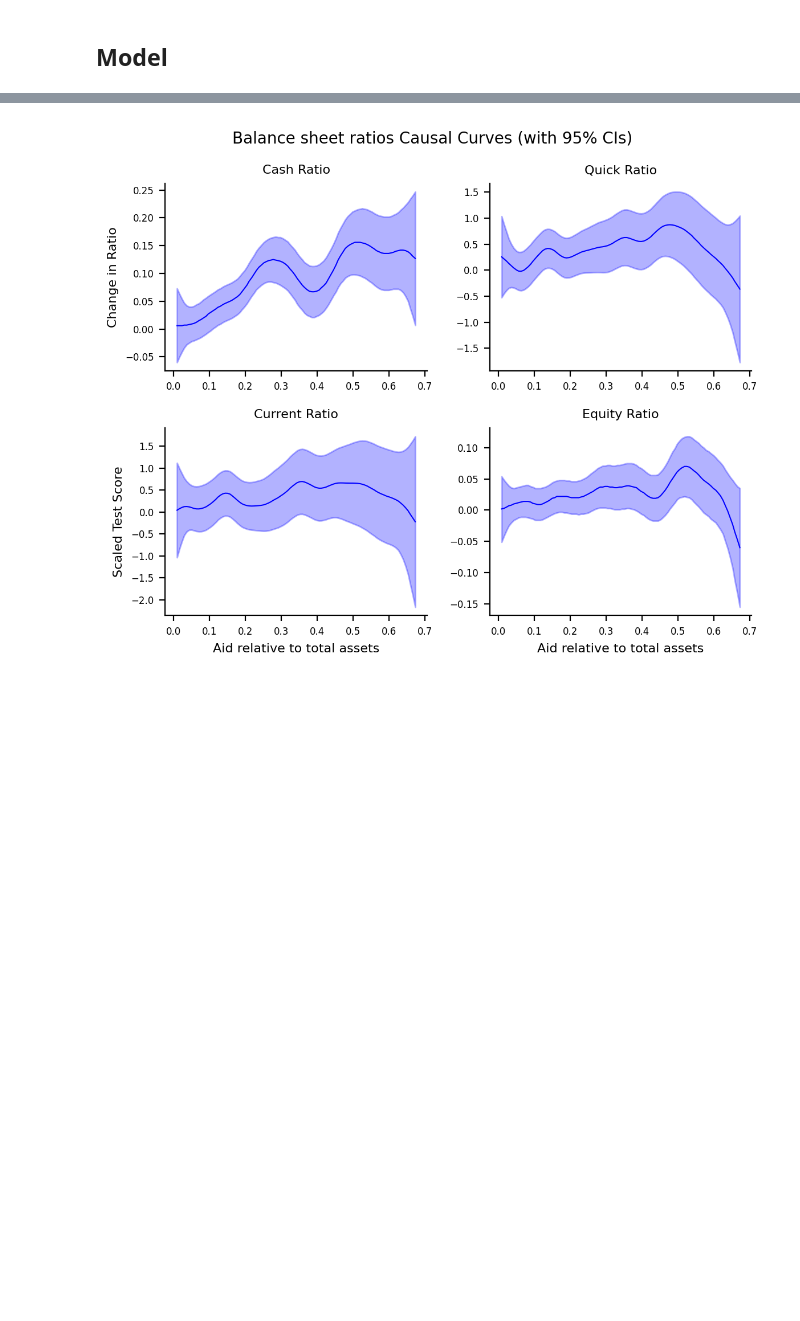
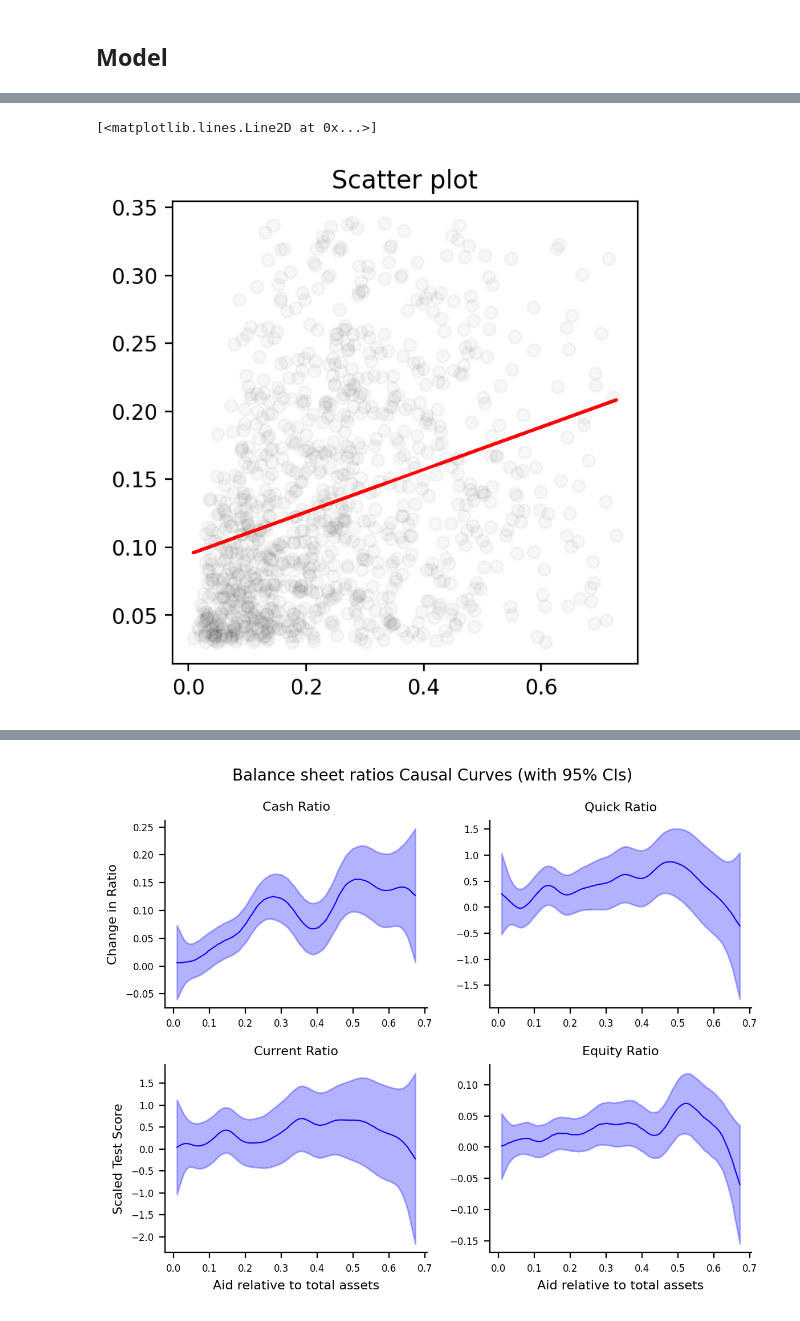
Before and after one commit to m-schildt/AAA, a Jupyter notebook: 6_response_curves.ipynb, the cells around one changed output, grey strips where cells are left out. Saved outputs shown, nothing was run; the diff lists cells and outputs as text; code cells hidden in the pictures; blank space fills up the shorter version.

```diff
--- a/6_response_curves.ipynb
+++ b/6_response_curves.ipynb
@@ -101,3 +99,5 @@ df = merged_df#[['cash_ratio_2020','cash_ratio_2021','assets_2021','industry_1',
+# %%
+df = pd.read_csv('data/main/merged_data.csv')
 # %%
 df = df[df['qick_ratio_2021'] < 15 ]
 df = df[df['qick_ratio_2021'] > 0 ]
@@ -109,10 +109,11 @@ df = df[df['current_ratio_2021'] > 0 ]
 df = df[df['current_ratio_2020'] < 15 ]
 df = df[df['current_ratio_2020'] > 0 ]
 # %%
-df = df[df['industry_2'] == 'Einzelhandel (ohne Handel mit Kraftfahrzeugen)' ]
+#df = df[df['industry_2'] == 'Einzelhandel (ohne Handel mit Kraftfahrzeugen)' ]
 df['aid_relative_2021'] = df['grant_2021'] / df['assets_2021']
 
 df['delta_cash_ratio_2021'] = (df['cash_ratio_2021'] - df['cash_ratio_2020'])
+df['delta_cash_2021'] = (df['cash_2021'] - df['cash_2020'])
 df['delta_qick_ratio_2021'] = (df['qick_ratio_2021'] - df['qick_ratio_2020'])
 df['delta_current_ratio_2021'] = (df['current_ratio_2021'] - df['current_ratio_2020'])
 df['delta_equity_ratio_2021'] = (df['equity_ratio_2021'] - df['equity_ratio_2020'])
@@ -136,12 +133,16 @@ df = df[['delta_cash_ratio_2021',
     'delta_qick_ratio_2021',
     'delta_current_ratio_2021',
     'delta_equity_ratio_2021',
-    'size',
+    'debt2asset_ratio_2020',
+    'cash_ratio_2020',
+    'industry_1',
+    'delta_cash_2021',
+    'grant_2021',
     'aid_relative_2021']]
-#final_df = pd.concat([df,pd.get_dummies(df["industry_1"], prefix='industry', drop_first=True)],axis = 1)
+final_df = pd.concat([df,pd.get_dummies(df["industry_1"], prefix='industry', drop_first=True)],axis = 1)
+final_df.columns = final_df.columns.str.replace(' ', '_')
+#final_df = pd.concat([df,pd.get_dummies(df["size"], prefix='size', drop_first=True)],axis = 1)
 #final_df.columns = final_df.columns.str.replace(' ', '_')
-final_df = pd.concat([df,pd.get_dummies(df["size"], prefix='size', drop_first=True)],axis = 1)
-final_df.columns = final_df.columns.str.replace(' ', '_')
 
 final_df
 
@@ -151,7 +152,12 @@ from causal_curve import TMLE_Regressor
 final_df.replace([np.inf, -np.inf], np.nan, inplace=True)
 final_df = final_df.dropna()
 
-final_df = final_df[final_df['aid_relative_2021'] < final_df['aid_relative_2021'].quantile(.95)]
+final_df = final_df[final_df['grant_2021'].between(*final_df['grant_2021'].quantile([0.00, 0.75]).tolist())]
+final_df = final_df[final_df['delta_cash_2021'].between(*final_df['delta_cash_2021'].quantile([0.05, 0.95]).tolist())]
+final_df = final_df[final_df['aid_relative_2021'].between(*final_df['aid_relative_2021'].quantile([0.0, 0.95]).tolist())]
+final_df = final_df[final_df['delta_cash_ratio_2021'].between(*final_df['delta_cash_ratio_2021'].quantile([0.5, 0.95]).tolist())]
+#final_df = final_df[final_df['aid_relative_2021'] < final_df['aid_relative_2021'].quantile(.75, interpolation='midpoint')]
+#final_df = final_df[final_df['delta_cash_2021'] < final_df['delta_cash_2021'].quantile(.75, interpolation='midpoint')]
 #final_df
 # %%
 # Dictionary to store model results
@@ -258,0 +414,12 @@ fig.savefig('test_causal_curves.png', bbox_inches='tight', dpi = 300)
+# %%
+plt.rcParams['figure.figsize'] = (4, 4)
+plt.scatter(final_df[['aid_relative_2021']],final_df[['delta_cash_ratio_2021']],  alpha=.03, color='k')
+plt.title('Scatter plot')
+
+#obtain m (slope) and b(intercept) of linear regression line
+m, b = np.polyfit(final_df['aid_relative_2021'],final_df['delta_cash_ratio_2021'], deg = 1)
+#use red as color for regression line
+plt.plot(final_df['aid_relative_2021'], m*final_df['aid_relative_2021']+b, color='red')
+# %% [output]
+[<matplotlib.lines.Line2D at 0x...>]
+[figure, added]
```
Also changed, not shown: parts of 41 cells of this notebook, 2 other files.
